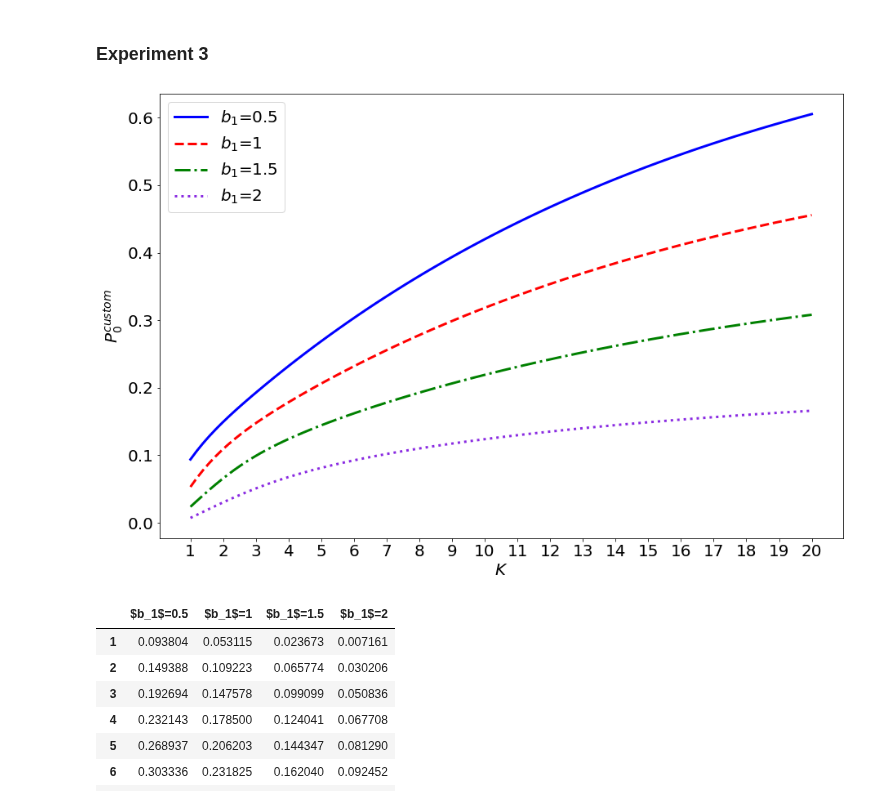
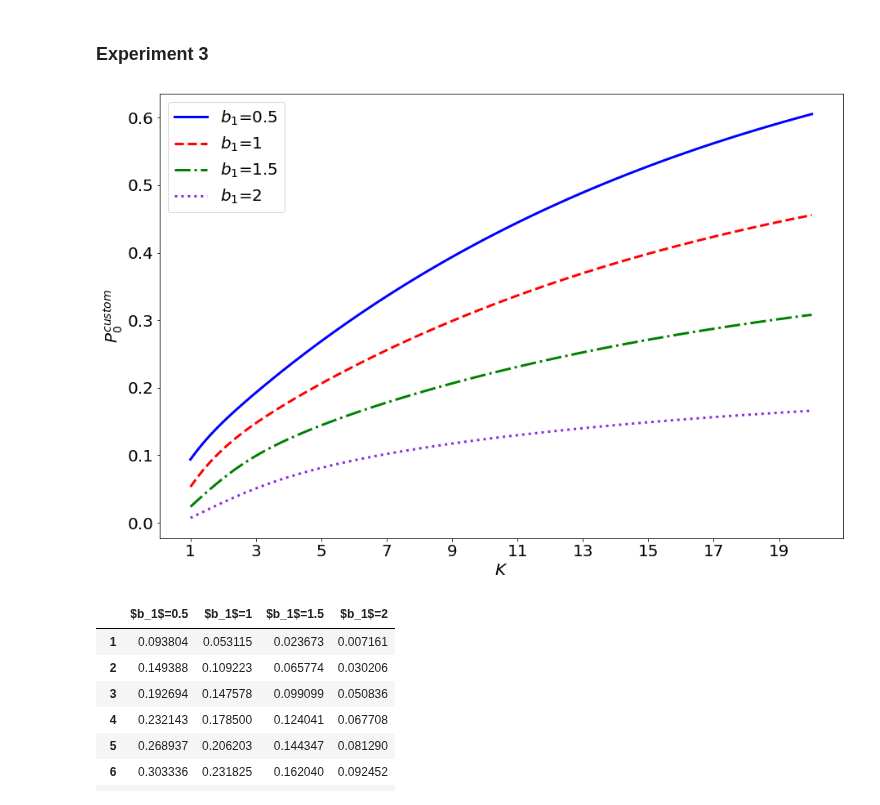
Before and after one commit to l3LlFF/course, a Jupyter notebook: conda/Untitled.ipynb, the cells around one changed output. Drawn from its saved outputs; the diff is of its cells as text; code cells hidden in the pictures.

Commit message:
added new plots

```diff
--- a/conda/Untitled.ipynb
+++ b/conda/Untitled.ipynb
@@ -792,7 +812,7 @@ Ks_all = [[3.2041186028556075,
 linestyles = ['-', '--', '-.', ':', '-']
 fig = plt.figure(figsize=(15, 10))
 ax = plt.gca()
-
+K_RANGE = 11
 ax.set_prop_cycle(cycler('color',
                           ['b', 'r', 'g', 'blueviolet']))
 
@@ -1125,36 +1146,36 @@ for b_1 in b_1s:
 # %%
 linestyles = ['-', '--', '-.', ':', '-']
 fig = plt.figure(figsize=(15, 10))
 ax = plt.gca()
 
 ax.set_prop_cycle(cycler('color',
                           ['b', 'r', 'g', 'blueviolet']))
 
 labels = ['$b_1$=0.5','$b_1$=1','$b_1$=1.5', '$b_1$=2']
 x = np.linspace(1, K_RANGE - 1, K_RANGE - 1)
 for k, style, b, label in zip(p_0_custom_all, linestyles, b_1s, labels):
     cubic_interploation_model=interp1d(x,k,kind="quadratic")
     tck = interpolate.splrep(x, k, s=0, k=5)
     xs = np.linspace(1, K_RANGE - 1, 100)
     #ys = np.log10(interpolate.splev(xs, tck, der=0))
     ys = interpolate.splev(xs, tck, der=0)
 #    xs=np.linspace(1,20,60)
 #    ys=cubic_interploation_model(xs)
     ax.plot(xs, ys, label = label, linestyle=style, linewidth=3)
 
 plt.xlabel('$K$', fontsize=20)
 plt.ylabel('$P_{0}^{custom}$', fontsize=20)
 plt.xticks(fontsize=20)
 plt.yticks(fontsize=20)
 plt.legend(prop={'size': 20}, loc=0);
 
-ax.set_xticks(x)
+ax.set_xticks(list(range(1, 21, 2)))
 filename = 'exp_1_3/K_P_custom_b_1'
-#fig.savefig(f'{filename}.png', format='png', dpi=600)
-#fig.savefig(f'{filename}.jpg', format='jpg', dpi=600)
+fig.savefig(f'{filename}.png', format='png', dpi=600)
+fig.savefig(f'{filename}.jpg', format='jpg', dpi=600)
 plt.show();
 # %% [output]
-[figure, old version]
+[figure, new version]
 # %%
 columns = ['$b_1$=0.5','$b_1$=1','$b_1$=1.5', '$b_1$=2']
 df_P_custom = pd.DataFrame(np.array(p_0_custom_all).T,
```
Also changed, not shown: parts of 10 cells of this notebook, 10 other files.
